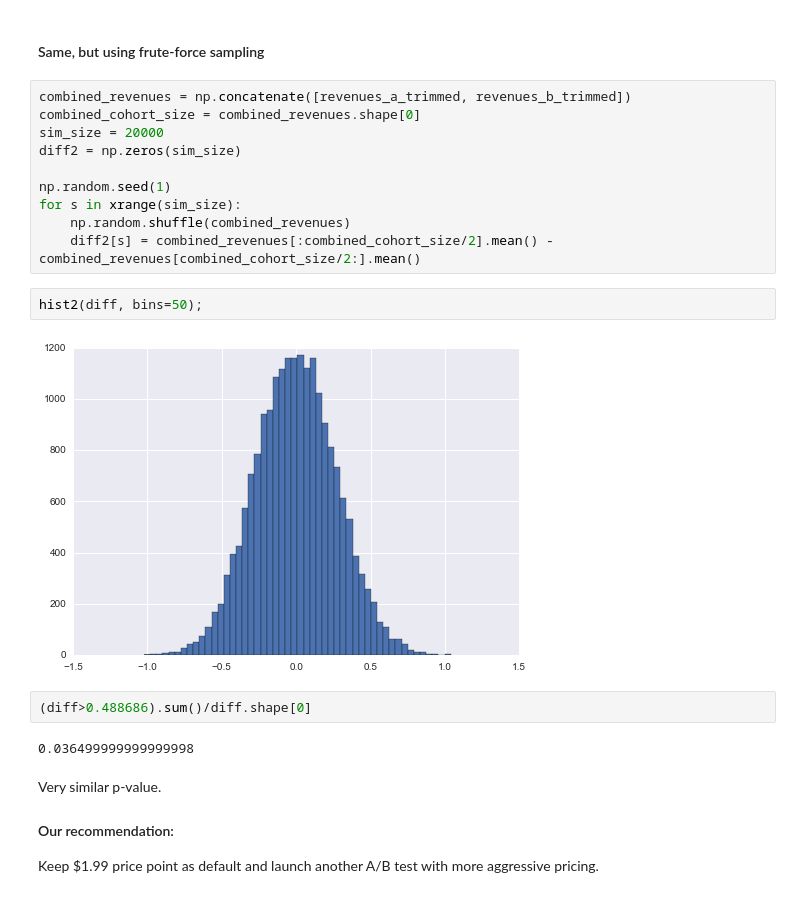
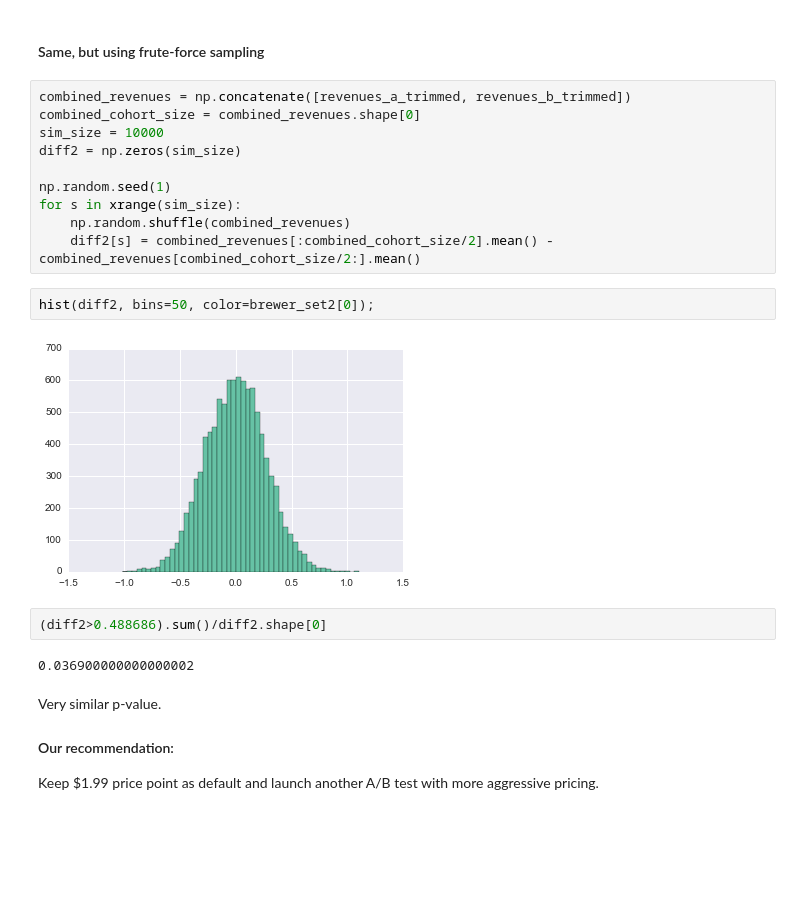
Before and after one commit to Volodymyrk/stats-testing-in-python, a Jupyter notebook: 04 - AB testing revenues.ipynb, the cells around one changed output. Saved outputs shown, nothing was run; the diff lists cells and outputs as text; blank space fills up the shorter version.

```diff
--- a/04 - AB testing revenues.ipynb
+++ b/04 - AB testing revenues.ipynb
@@ -265,21 +271,21 @@ Good business is about taking good risks.
 # %%
 combined_revenues = np.concatenate([revenues_a_trimmed, revenues_b_trimmed])
 combined_cohort_size = combined_revenues.shape[0]
-sim_size = 20000
+sim_size = 10000
 diff2 = np.zeros(sim_size)
 
 np.random.seed(1)
 for s in xrange(sim_size):
     np.random.shuffle(combined_revenues)
     diff2[s] = combined_revenues[:combined_cohort_size/2].mean() - combined_revenues[combined_cohort_size/2:].mean()
-# %%
-hist2(diff, bins=50);
-# %% [output]
-[figure, removed]
+# %%
+hist(diff2, bins=50, color=brewer_set2[0]);
+# %% [output]
+[figure, added]
 # %%
-(diff>0.488686).sum()/diff.shape[0]
+(diff2>0.488686).sum()/diff2.shape[0]
 # %% [output]
-0.036499999999999998
+0.036900000000000002
 # %% [markdown]
 Very similar p-value.
 
```
Also changed, not shown: parts of 8 cells of this notebook, 3 other files.
